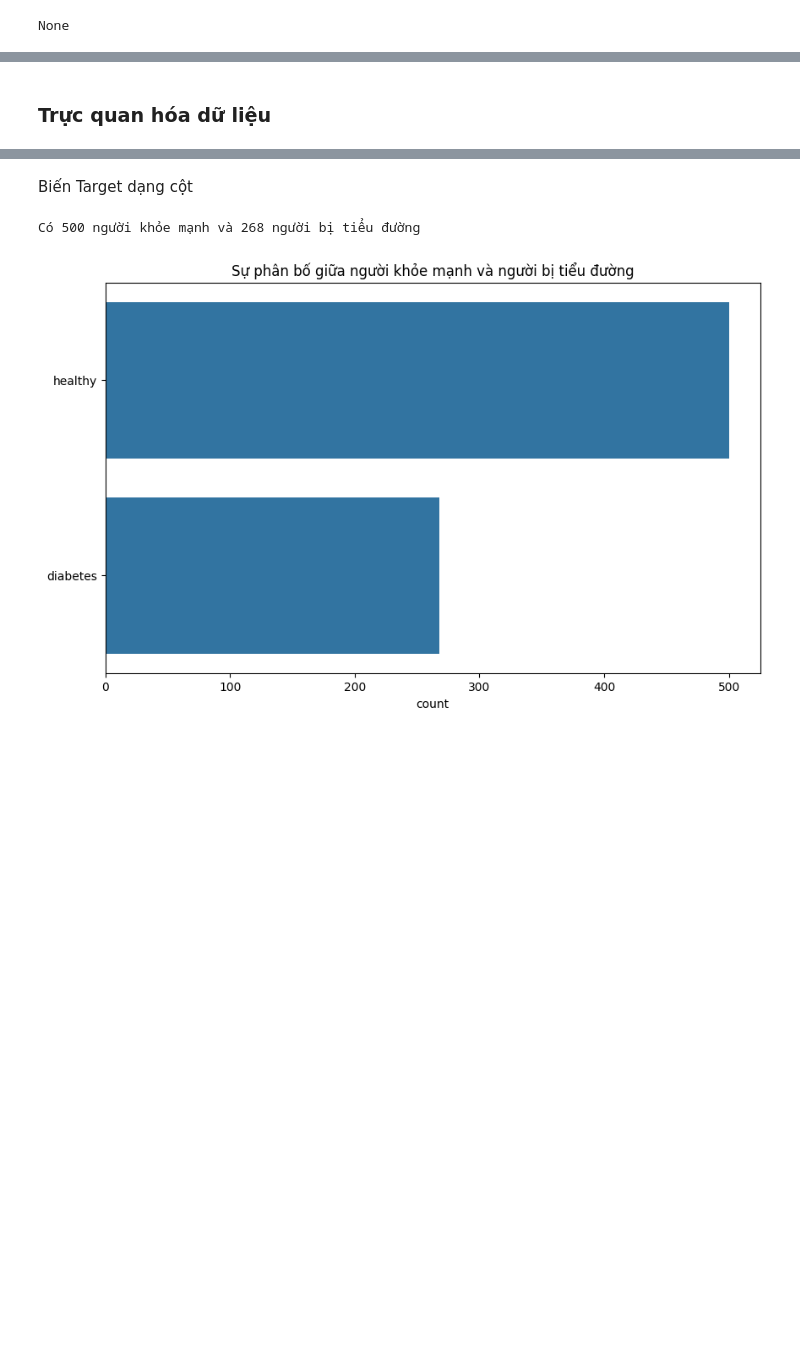
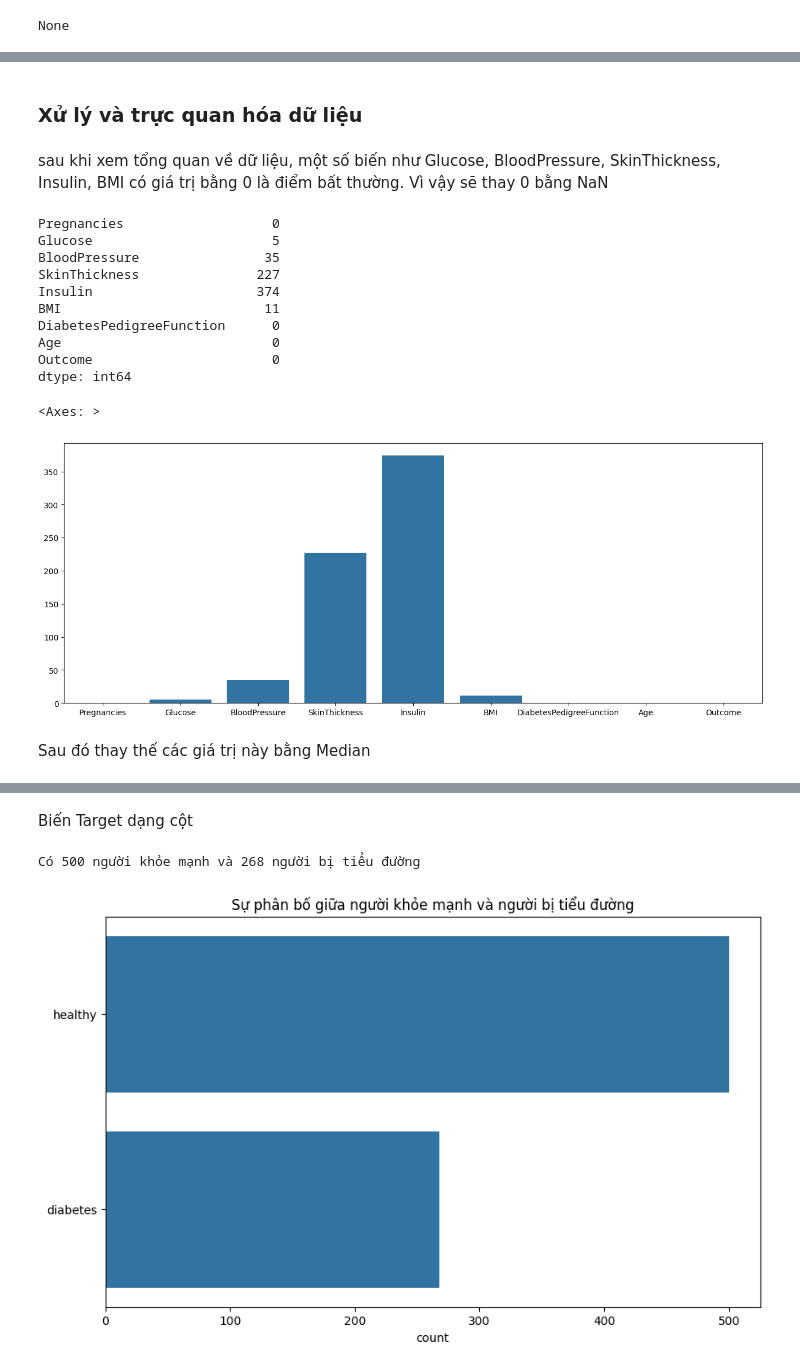
Before and after one commit to chauhaidang1307/SGU25-Basic-ML, a Jupyter notebook: buoi3/ws/demo-code/bai1_2_3/diabetes.ipynb, the cells around one changed output, grey strips where cells are left out. Drawn from its saved outputs; the diff is of its cells as text; code cells hidden in the pictures; blank space fills up the shorter version.

```diff
--- a/buoi3/ws/demo-code/bai1_2_3/diabetes.ipynb
+++ b/buoi3/ws/demo-code/bai1_2_3/diabetes.ipynb
@@ -56,4 +56,25 @@ df.describe()
 | 75% | 6.000000 | 140.250000 | 80.000000 | 32.000000 | 127.250000 | 36.600000 | 0.626250 | 41.000000 | ... |
 | max | 17.000000 | 199.000000 | 122.000000 | 99.000000 | 846.000000 | 67.100000 | 2.420000 | 81.000000 | ... |
 # %% [markdown]
-### Trực quan hóa dữ liệu
+### Xử lý và trực quan hóa dữ liệu
+# %% [markdown]
+sau khi xem tổng quan về dữ liệu, một số biến như Glucose, BloodPressure, SkinThickness, Insulin, BMI có giá trị bằng 0 là điểm bất thường. Vì vậy sẽ thay 0 bằng NaN
+# %%
+df[['Glucose','BloodPressure','SkinThickness','Insulin','BMI']] = df[['Glucose','BloodPressure','SkinThickness','Insulin','BMI']].replace(0,np.nan)
+plt.figure(figsize=(16,6))
+display(df.isna().sum(),sns.barplot(df.isna().sum()))
+# %% [output]
+Pregnancies                   0
+Glucose                       5
+BloodPressure                35
+SkinThickness               227
+Insulin                     374
+BMI                          11
+DiabetesPedigreeFunction      0
+Age                           0
+Outcome                       0
+dtype: int64
+<Axes: >
+[figure, added]
+# %% [markdown]
+Sau đó thay thế các giá trị này bằng Median
```
Also changed, not shown: parts of 7 cells of this notebook, 5 other files.
